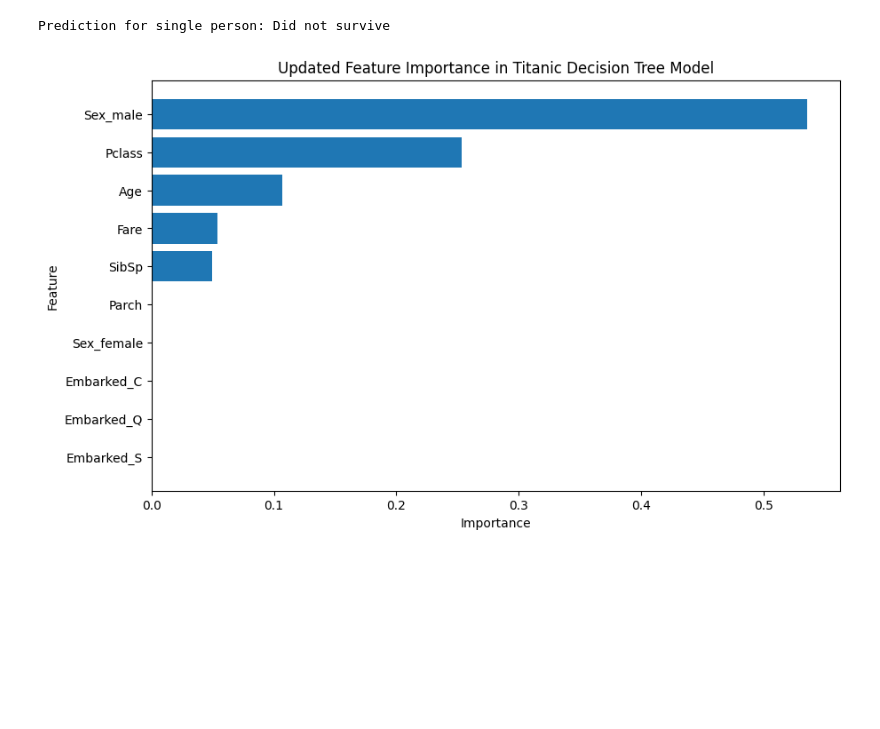
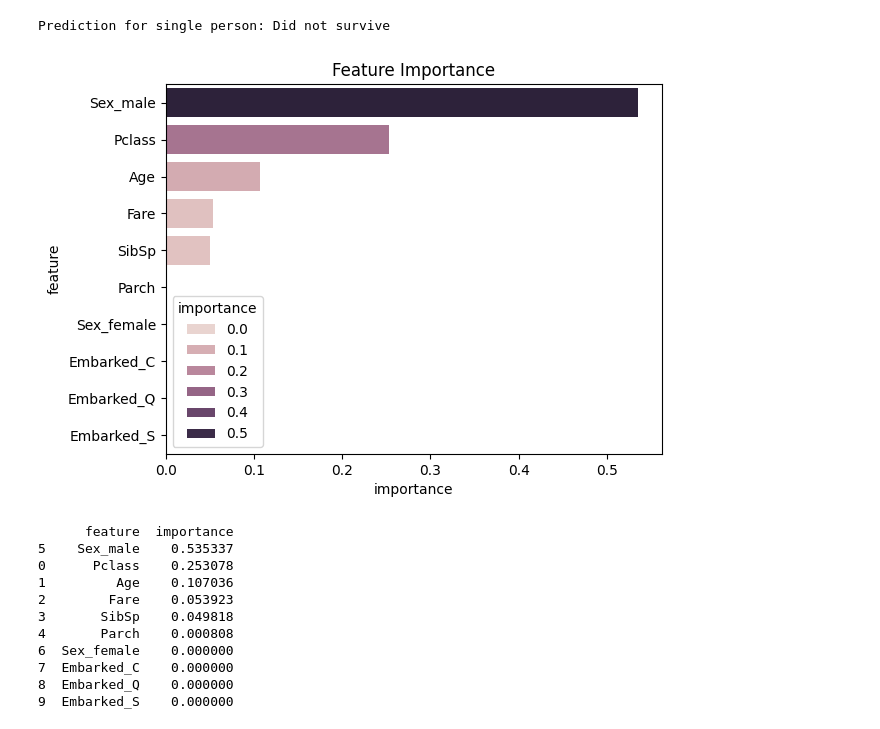
Before and after one commit to Tam05PU/Exercise-Portfolio, a Jupyter notebook: portfolio/exercises.ipynb, the cells around one changed output. Drawn from its saved outputs; the diff is of its cells as text; code cells hidden in the pictures; blank space fills up the shorter version.

```diff
--- a/portfolio/exercises.ipynb
+++ b/portfolio/exercises.ipynb
@@ -414,22 +316,26 @@ else:
 # %% [output]
 Prediction for single person: Did not survive
 # %%
-# Feature importance #ask in callass
+importance_df = pd.DataFrame({
+    'feature': df.drop(columns='Survived').columns,
+    'importance': model.feature_importances_
+}).sort_values('importance', ascending=False)
 
-feature_importance = pd.DataFrame({
-    'Feature': X.columns,
-    'Importance': model.feature_importances_
-}).sort_values(by='Importance', ascending=False)
+plt.title('Feature Importance')
+sns.barplot(data=importance_df.head(10), x='importance', y='feature', hue='importance')
+plt.show()
 
-print("\nFeature Importance:")
-print(feature_importance)
-
-# Bar chart
-plt.figure(figsize=(10, 6))
-plt.barh(feature_importance['Feature'], feature_importance['Importance'])
-plt.xlabel("Importance")
-plt.ylabel("Feature")
-plt.title("Updated Feature Importance in Titanic Decision Tree Model")
-plt.gca().invert_yaxis()
+print(importance_df)
 # %% [output]
-[figure, old version]
+[figure, new version]
+      feature  importance
+5    Sex_male    0.535337
+0      Pclass    0.253078
+1         Age    0.107036
+2        Fare    0.053923
+3       SibSp    0.049818
+4       Parch    0.000808
+6  Sex_female    0.000000
+7  Embarked_C    0.000000
+8  Embarked_Q    0.000000
+9  Embarked_S    0.000000
```
Also changed, not shown: parts of 22 cells of this notebook.
